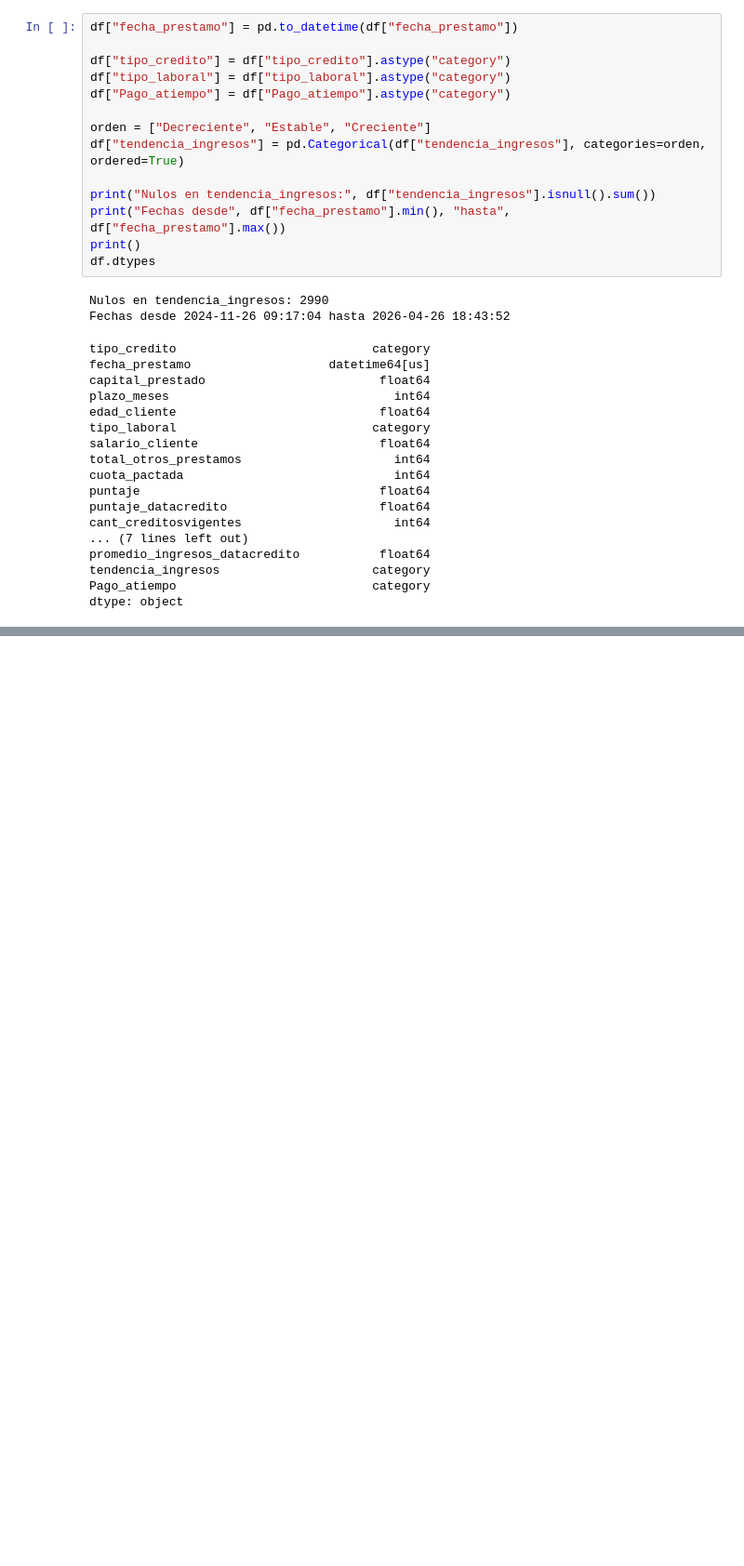
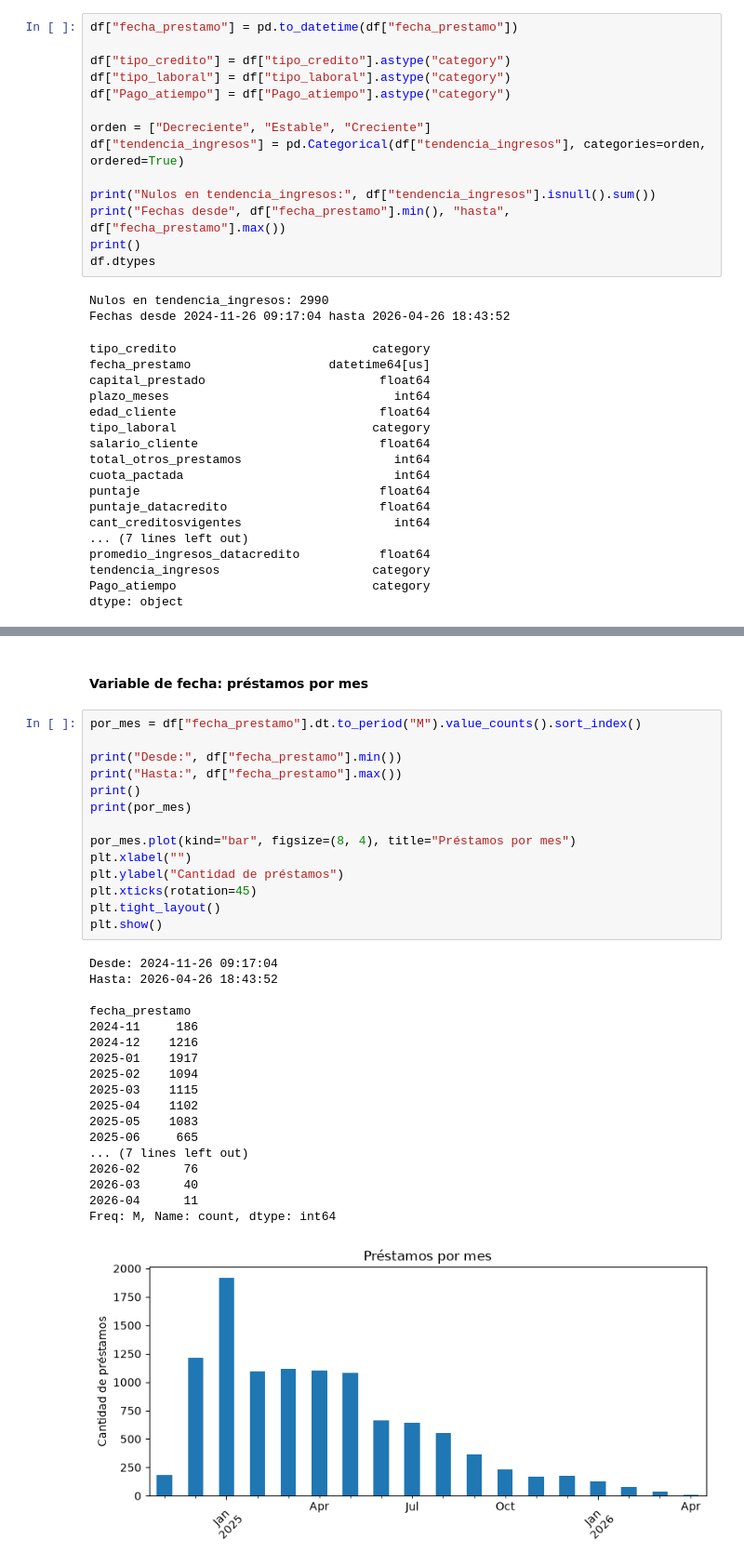
Before and after one commit to CarolinaLondono/mlops_repo_clondo-o, a Jupyter notebook: mlops_pipeline/comprension_eda.ipynb, the cells around one changed output, grey strips where cells are left out. Shown at 93% size. Saved outputs shown, nothing was run; the diff lists cells and outputs as text; blank space fills up the shorter version.

```diff
--- a/mlops_pipeline/comprension_eda.ipynb
+++ b/mlops_pipeline/comprension_eda.ipynb
@@ -584,0 +712,35 @@ dtype: object
+# %% [markdown]
+#### Variable de fecha: préstamos por mes
+# %%
+por_mes = df["fecha_prestamo"].dt.to_period("M").value_counts().sort_index()
+
+print("Desde:", df["fecha_prestamo"].min())
+print("Hasta:", df["fecha_prestamo"].max())
+print()
+print(por_mes)
+
+por_mes.plot(kind="bar", figsize=(8, 4), title="Préstamos por mes")
+plt.xlabel("")
+plt.ylabel("Cantidad de préstamos")
+plt.xticks(rotation=45)
+plt.tight_layout()
+plt.show()
+# %% [output]
+Desde: 2024-11-26 09:17:04
+Hasta: 2026-04-26 18:43:52
+
+fecha_prestamo
+2024-11     186
+2024-12    1216
+2025-01    1917
+2025-02    1094
+2025-03    1115
+2025-04    1102
+2025-05    1083
+2025-06     665
+... (7 lines left out)
+2026-02      76
+2026-03      40
+2026-04      11
+Freq: M, Name: count, dtype: int64
+[figure, added]
```
Also changed, not shown: parts of 9 cells of this notebook.
